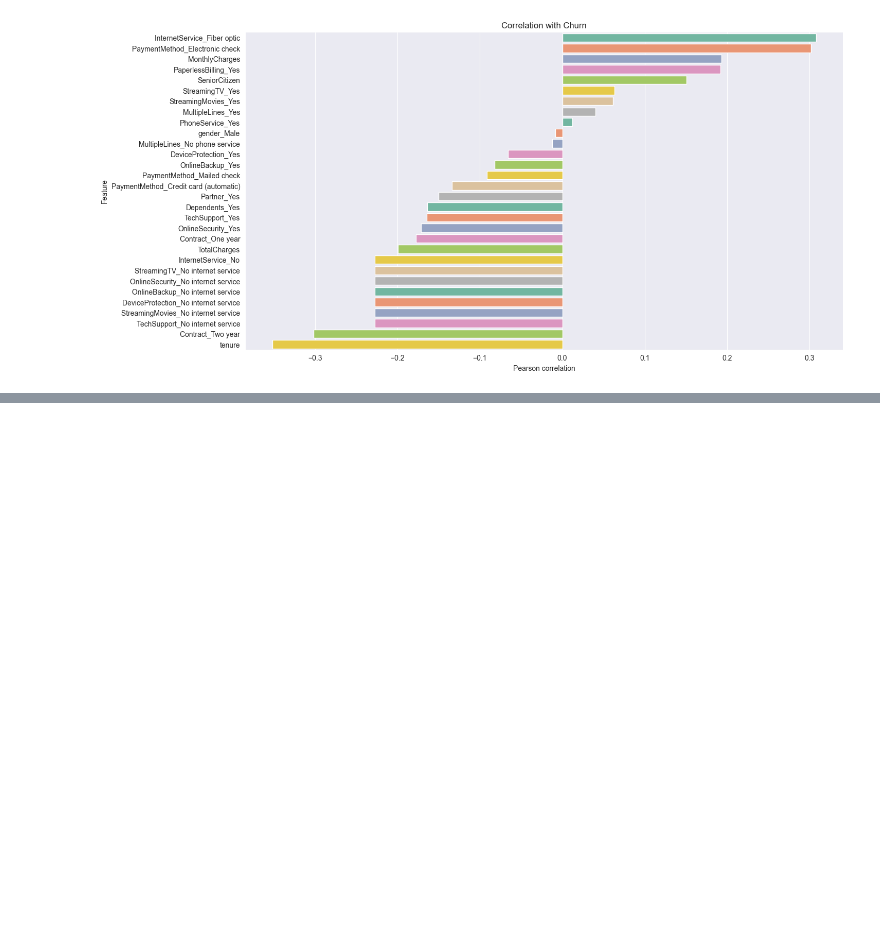
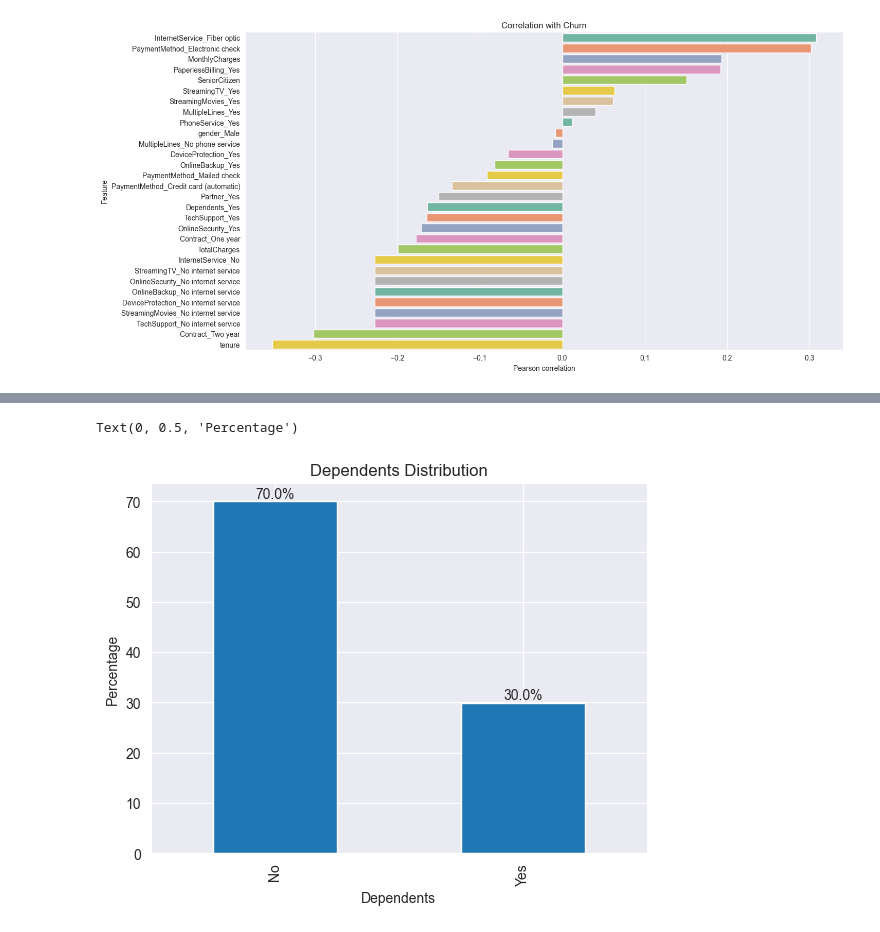
Before and after one commit to TouKhen/bloc-3, a Jupyter notebook: notebook/data-explo.ipynb, the cells around one changed output, grey strips where cells are left out. Cells and saved outputs as stored; diff of their text form; code cells hidden in the pictures; blank space fills up the shorter version.

```diff
--- a/notebook/data-explo.ipynb
+++ b/notebook/data-explo.ipynb
@@ -171,0 +236,16 @@ sns.despine()
+# %%
+# Calculate percentages
+total = len(df['Dependents'])
+percentages = (df['Dependents'].value_counts() / total) * 100
+
+# Create a bar plot with percentages
+ax = percentages.plot(kind='bar', title='Dependents Distribution')
+
+# Add percentage labels on top of each bar
+for i, v in enumerate(percentages):
+    ax.text(i, v, f'{v:.1f}%', ha='center', va='bottom')
+
+plt.ylabel('Percentage')
+# %% [output]
+Text(0, 0.5, 'Percentage')
+[figure, added]
```
Also changed, not shown: parts of 16 cells of this notebook.
